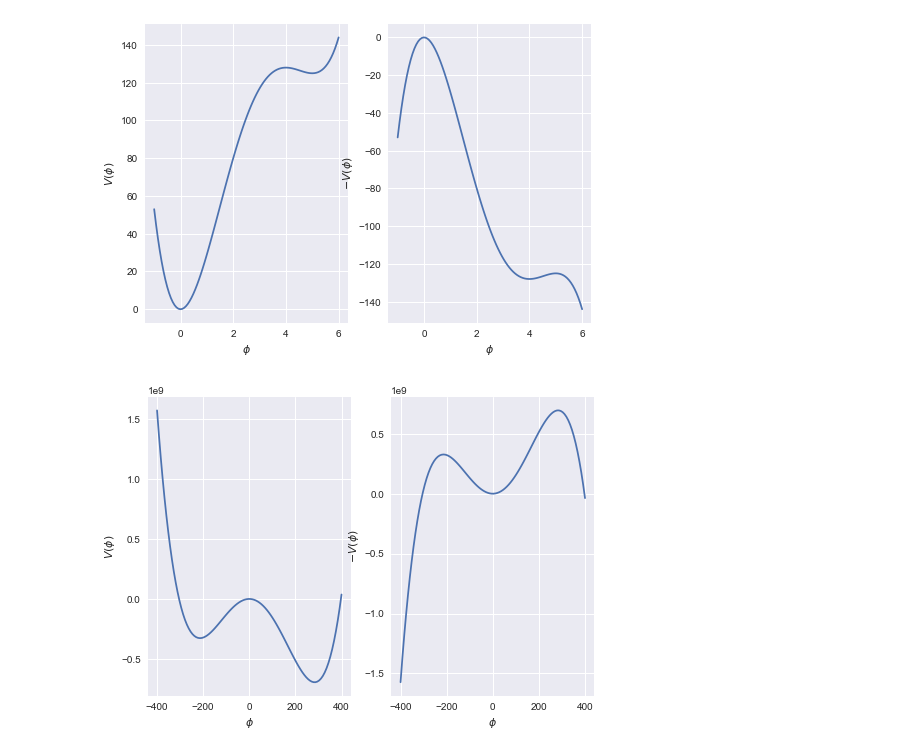
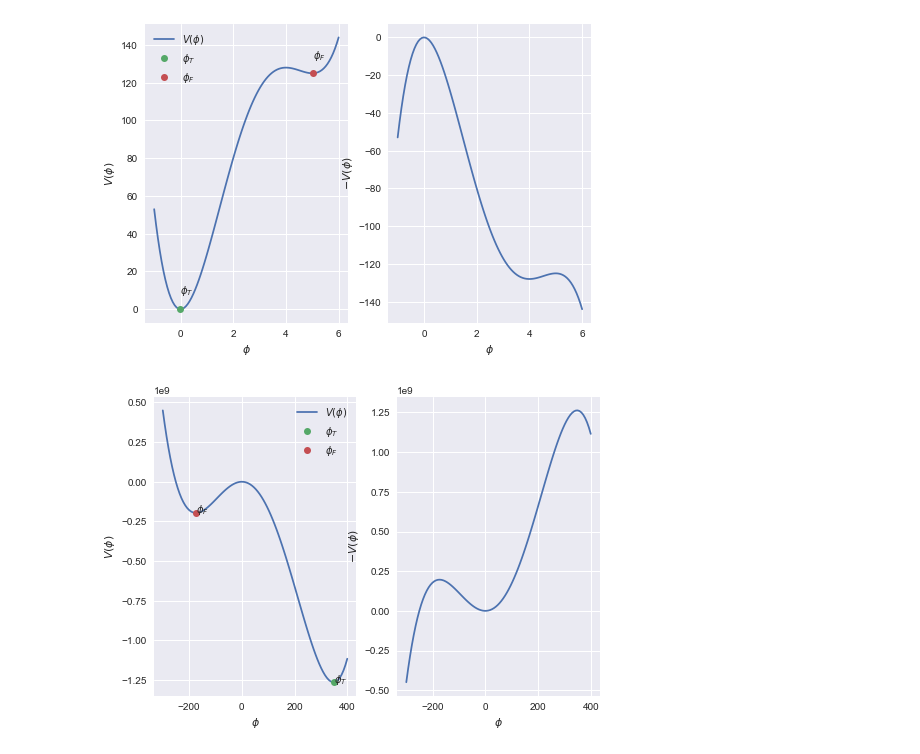
Before and after one commit to magdavdv/project, a Jupyter notebook: Bounce.ipynb, the cells around one changed output. Saved outputs shown, nothing was run; the diff lists cells and outputs as text; code cells hidden in the pictures.

Commit message:
bounce funkar för 2 potentialer

```diff
--- a/Bounce.ipynb
+++ b/Bounce.ipynb
@@ -38,9 +38,13 @@ def V(phi):
     # at the false vacuum
     phiFalseVacuum = phi[indexMinimas[0]][~indexPhiTrue[0]]
 
-    return pot, phiTrueVacuum, phiFalseVacuum
+    # And the potentail at the true and false vacuas
+    potTrueVacuum = potMinima.min()
+    potFalseVacuum = potMinima.max()
+
+    return pot, phiTrueVacuum, phiFalseVacuum, potTrueVacuum, potFalseVacuum
 # %%
-def makePlotsPotential(phi_span, potential):
+def makePlotsPotential(phi_span, potential, phiTrueVacuum, phiFalseVacuum, potTrueVacuum, potFalseVacuum):
     """
     Function to make plots for the potential. One of the potential and one of
     the inverted potential to visualize the potential for the point particle
@@ -55,15 +59,23 @@ def makePlotsPotential(phi_span, potential):
     # ADD POINT OF PHI_F AND PHI_T
     plt.figure()
     ax = plt.subplot(121)
-    ax.plot(phi_span, potential)
+    ax.plot(phi_span, potential, label='$V(\phi)$')
+    ax.plot(phiTrueVacuum, potTrueVacuum, 'o', label='$\phi_T$')
+    txt = '$\phi_T$'
+    ax.annotate(txt, (phiTrueVacuum, potTrueVacuum), xytext=(phiTrueVacuum, potTrueVacuum + 8))
+    ax.plot(phiFalseVacuum, potFalseVacuum, 'o', label='$\phi_F$')
+    txt = '$\phi_F$'
+    ax.annotate(txt, (phiFalseVacuum, potFalseVacuum), xytext=(phiFalseVacuum, potFalseVacuum + 8))
+    ax.legend()
     ax.set_xlabel('$\phi$')
     ax.set_ylabel('$V(\phi)$')
 
     ax = plt.subplot(122)
     ax.plot(phi_span, -potential)
+#     ax.plot(phiTrueVacuum, potTrueVacuum, 'bo')
+#     ax.plot(phiFalseVacuum, -potFalseVacuum, 'ro')
     ax.set_xlabel('$\phi$')
     ax.set_ylabel('$- V(\phi)$')
-    #plt.show()
 # %%
 # Set parameters for the potential, V(phi) = a*phi^2 -b*phi^3 + c*phi^4
 # Values from AnyBubble article
@@ -73,22 +85,22 @@ c = 1
 
 # Span of phi also from AnyBubble article
 phi_span = np.linspace(-1, 6, 100)
-potential, phiTrueVacuumAB, phiFalseVacuumAB = V(phi_span)
-makePlotsPotential(phi_span, potential)
+potential, phiTrueVacuumAB, phiFalseVacuumAB, potTrueVacuumAB, potFalseVacuumAB = V(phi_span)
+makePlotsPotential(phi_span, potential, phiTrueVacuumAB, phiFalseVacuumAB, potTrueVacuumAB, potFalseVacuumAB)
 # %% [output]
-[figure, old version]
+[figure, new version]
 # %%
 # Set parameters for the potential, V(phi) = a*phi^2 -b*phi^3 + c*phi^4
 # Form from Rubakov, values chosen to be SM-like
 a = -125**2
-b = 12
+b = 30
 c = 125**2/(2*246**2)
 
-phi_span = np.linspace(-400, 400, 100)
-potential, phiTrueVacuumSM, phiFalseVacuumSM = V(phi_span)
-makePlotsPotential(phi_span, potential)
+phi_span = np.linspace(-300, 400, 100)
+potential, phiTrueVacuumSM, phiFalseVacuumSM, potTrueVacuumSM, potFalseVacuumSM = V(phi_span)
+makePlotsPotential(phi_span, potential, phiTrueVacuumSM, phiFalseVacuumSM, potTrueVacuumSM, potFalseVacuumSM)
 # %% [output]
-[figure, old version]
+[figure, new version]
 # %%
 def dVdphi(phi):
     """
```
Also changed, not shown: parts of 5 cells of this notebook.
